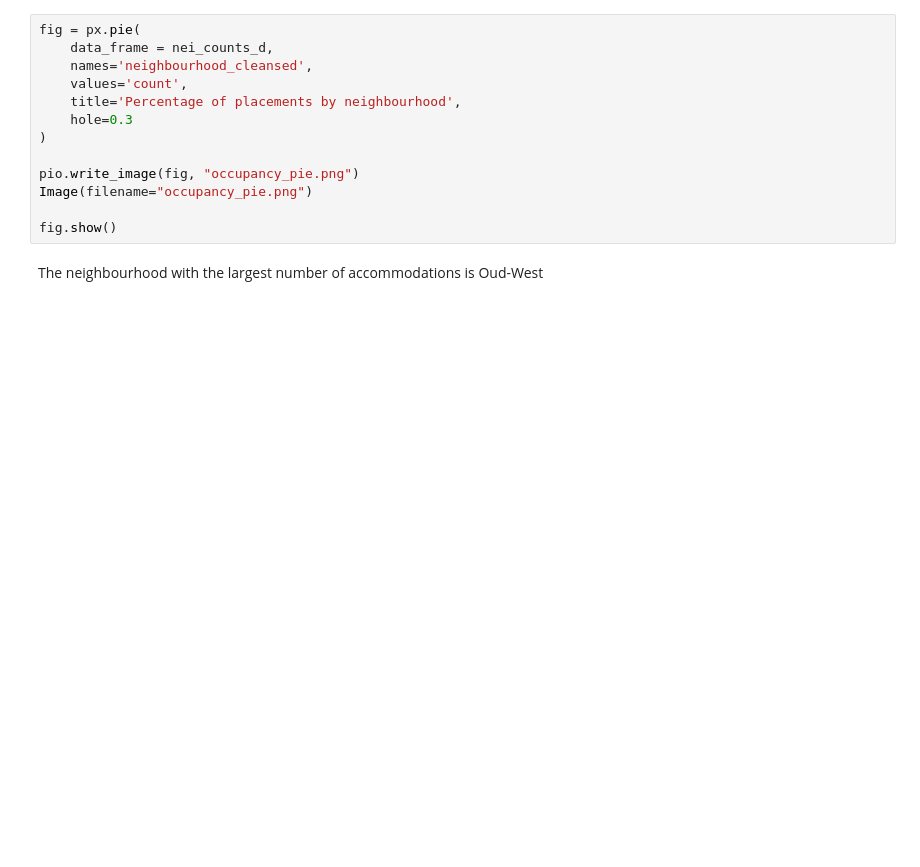
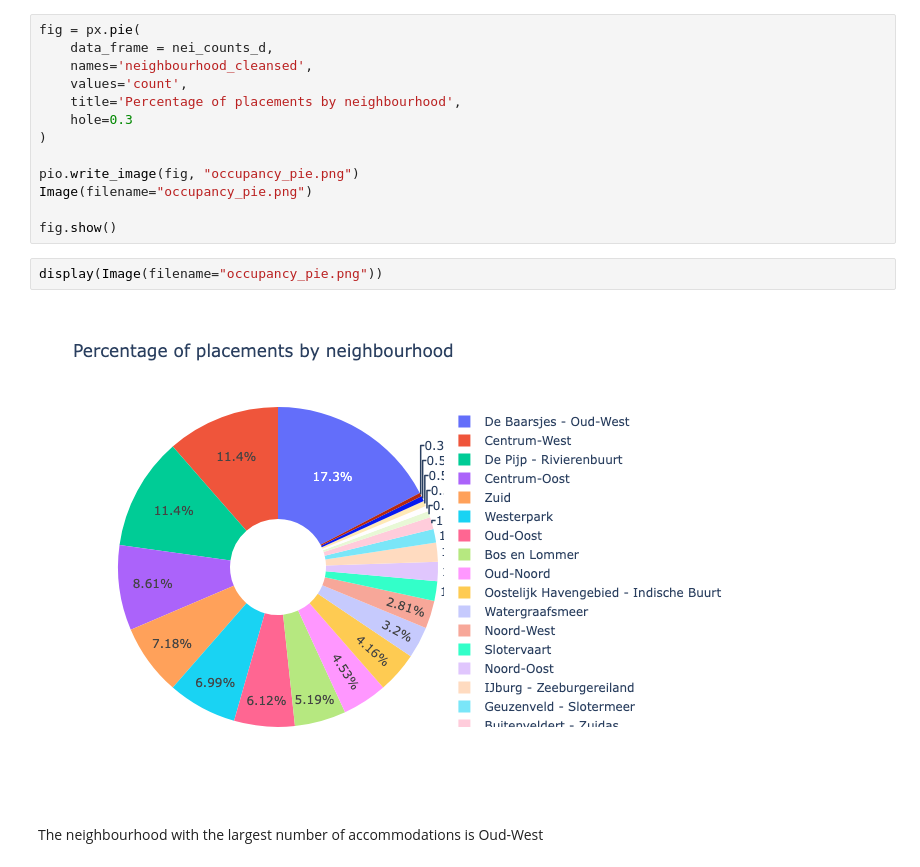
Before and after one commit to SabinaVolkova/amsterdam_airbnb, a Jupyter notebook: analysis.ipynb, the cells around one changed output. Drawn from its saved outputs; the diff is of its cells as text; blank space fills up the shorter version.

```diff
--- a/analysis.ipynb
+++ b/analysis.ipynb
@@ -217,6 +221,10 @@ pio.write_image(fig, "occupancy_pie.png")
 Image(filename="occupancy_pie.png")
 
 fig.show()
+# %%
+display(Image(filename="occupancy_pie.png"))
+# %% [output]
+[figure, added]
 # %% [markdown]
 The neighbourhood with the largest number of accommodations is Oud-West
 # %% [markdown]
```
Also changed, not shown: parts of 9 cells of this notebook.
